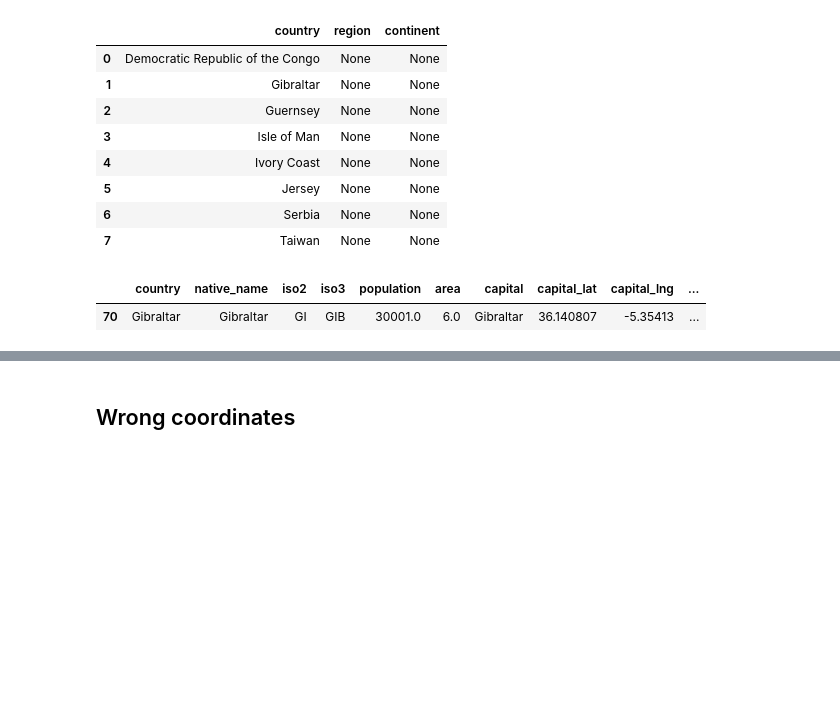
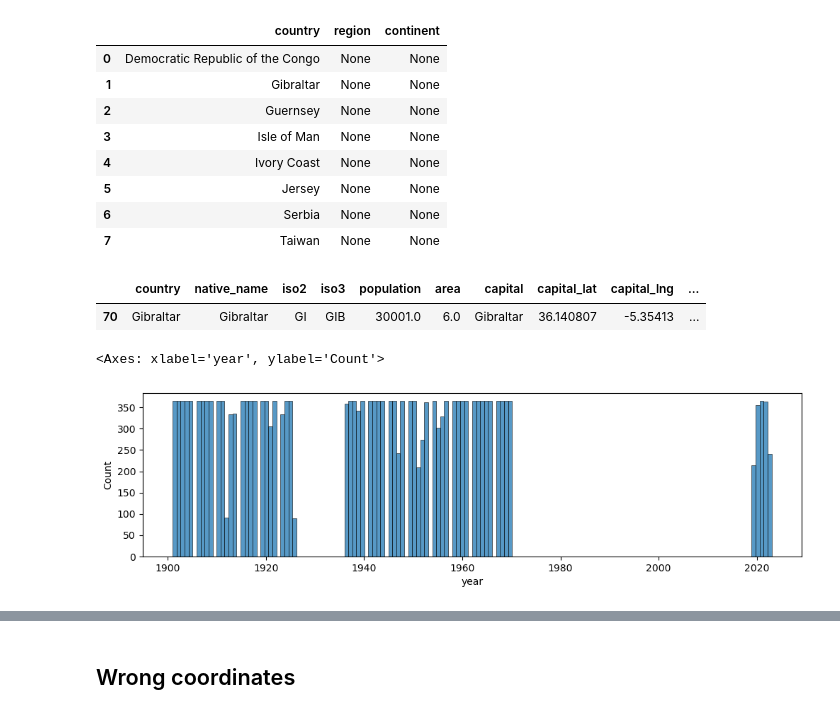
Before and after one commit to arnauog/weather, a Jupyter notebook: Project II - Weather.ipynb, the cells around one changed output, grey strips where cells are left out. Saved outputs shown, nothing was run; the diff lists cells and outputs as text; code cells hidden in the pictures; blank space fills up the shorter version.

```diff
--- a/Project II - Weather.ipynb
+++ b/Project II - Weather.ipynb
@@ -1218,3 +1240,11 @@ dfcountries['continent'] = np.where(dfcountries['country']=='Taiwan', 'Asia', df
 dfcountries['continent'] = np.where(dfcountries['country']=='Morocco', 'Africa', dfcountries['continent'])
 dfcountries['continent'] = np.where(dfcountries['country']=='Zambia', 'Africa', dfcountries['continent'])
 dfcountries['continent'] = np.where(dfcountries['country']=='Montserrat', 'North-America', dfcountries['continent'])
+# %%
+# let's examine the rainiest country in the world, Bhutan
+
+plt.figure(figsize=(12,3))
+sns.histplot(data=dfdailyweather[dfdailyweather['city_name']=='Paro'].year, bins=150)
+# %% [output]
+<Axes: xlabel='year', ylabel='Count'>
+[figure, added]
```
Also changed, not shown: parts of 13 cells of this notebook, 6 other files.
